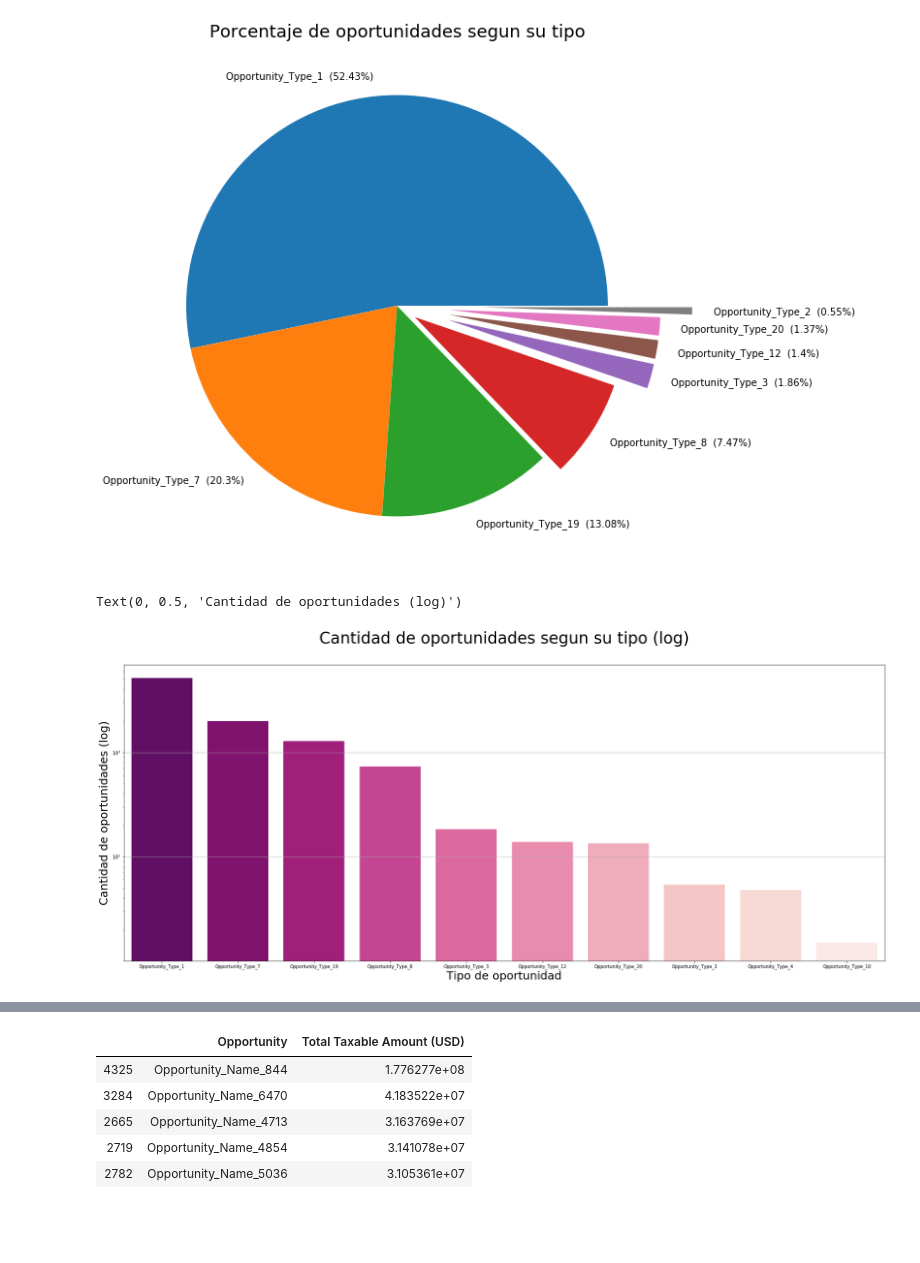
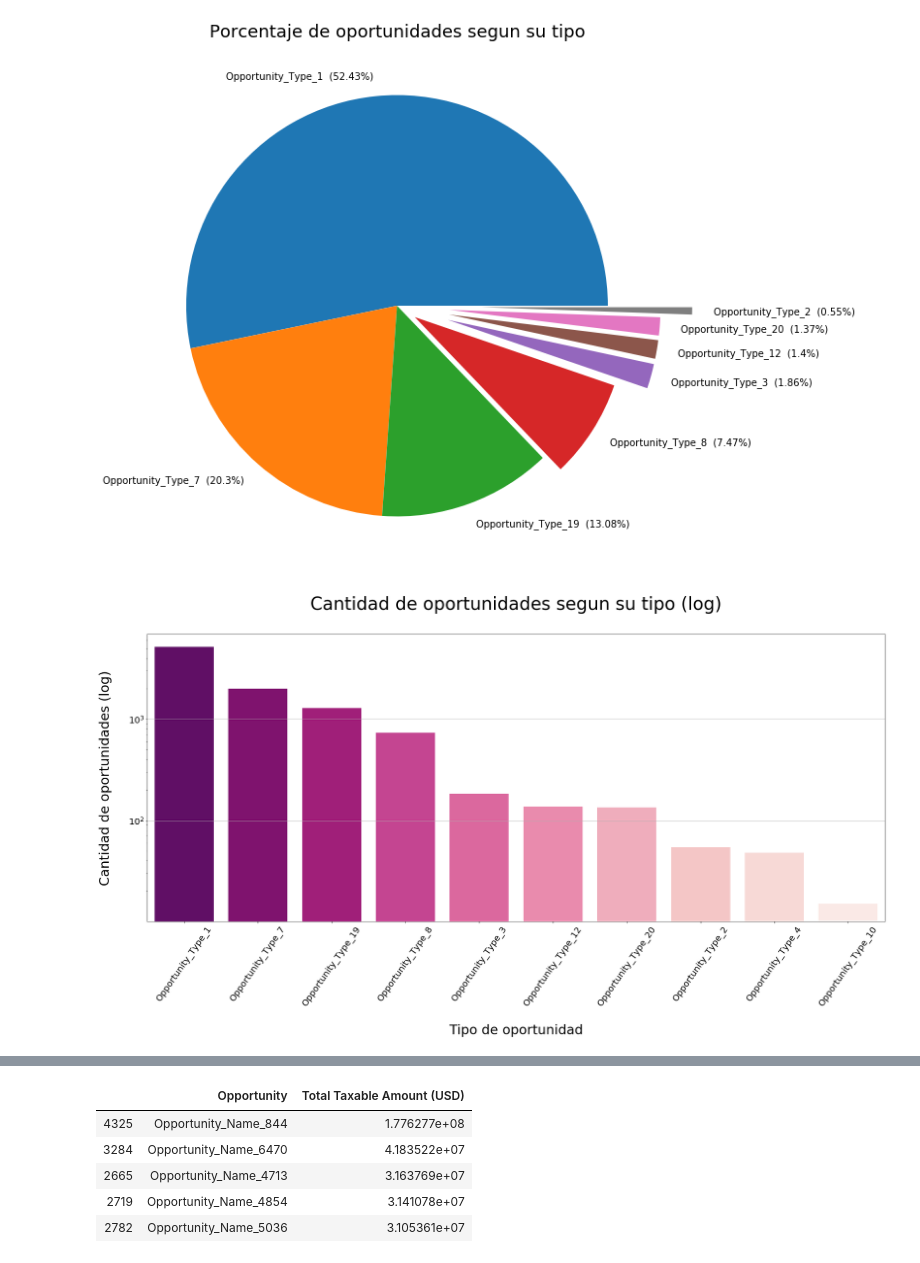
Before and after one commit to FernandoSinisi/Orga-Datos-2C-2020, a Jupyter notebook: TP1/vendedores_TP1.ipynb, the cells around one changed output, grey strips where cells are left out. Cells and saved outputs as stored; diff of their text form; code cells hidden in the pictures; blank space fills up the shorter version.

```diff
--- a/TP1/vendedores_TP1.ipynb
+++ b/TP1/vendedores_TP1.ipynb
@@ -287,16 +295,19 @@ plt.show()
 # %%
 data_opp_type_show_bar = df_opp_type_show.round(2).nlargest(10,"Percentage")
 
 fig,ax=plt.subplots(figsize=(30,12))
 plt.yscale('log')
 plt.grid(True)
 g = sns.barplot(ax=ax,data=data_opp_type_show_bar,x='Opportunity_Type',y='Count',palette='RdPu_r',alpha=1)
-g.set_title('Cantidad de oportunidades segun su tipo (log)\n',size=35)
-g.set_xlabel('Tipo de oportunidad',size=25)
-g.set_ylabel('Cantidad de oportunidades (log)',size=25)
+g.set_title('Cantidad de oportunidades segun su tipo (log)\n',size=40)
+g.set_xlabel('\nTipo de oportunidad',size=30)
+g.set_ylabel('Cantidad de oportunidades (log)\n',size=30)
+
+plt.xticks(fontsize=20,rotation=55)
+plt.yticks(fontsize=20)
+#plt.savefig("pngs/canti-op-tipo-log.png")
 # %% [output]
-Text(0, 0.5, 'Cantidad de oportunidades (log)')
-[figure, old version]
+[figure, new version]
 # %%
 data_opp_type_show_bar = df_opp_type_show.round(2).nlargest(10,"Percentage")
 
```
Also changed, not shown: parts of 3 cells of this notebook, 12 other files.
